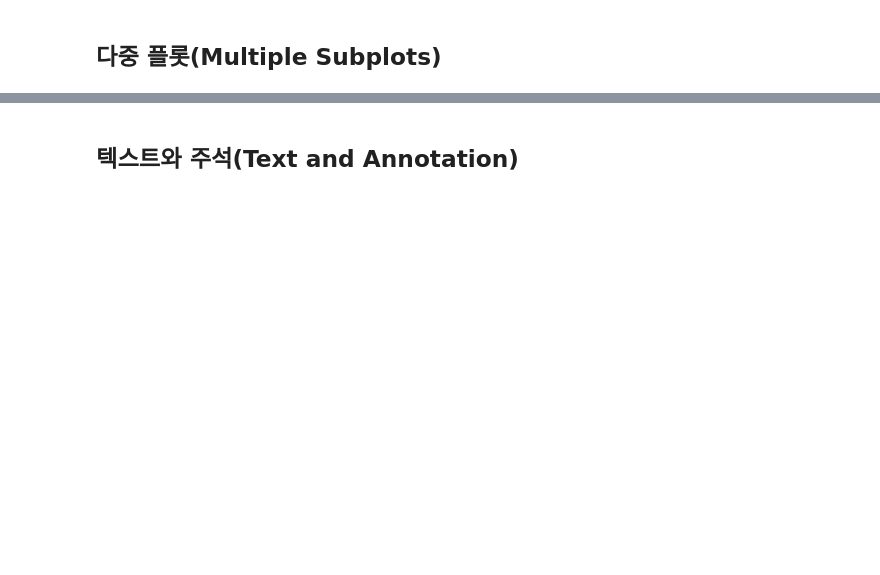
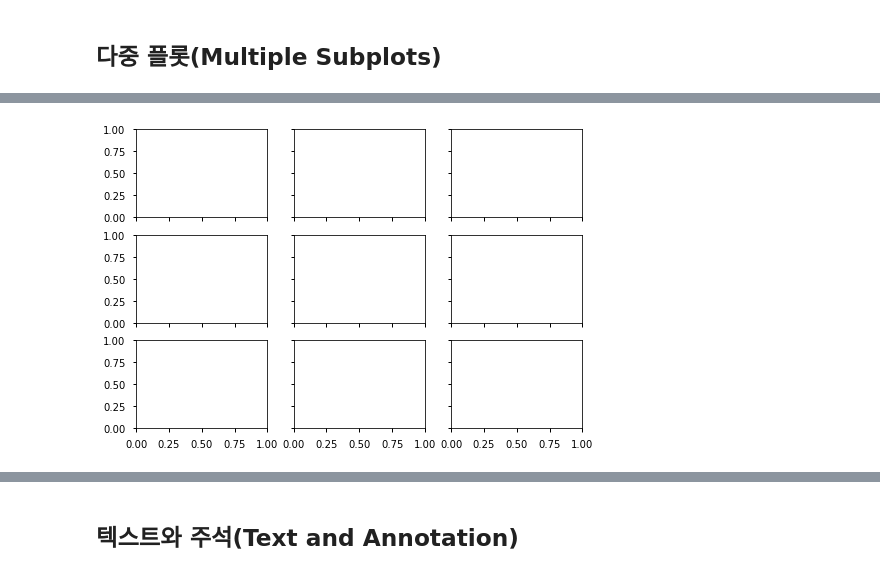
Before and after one commit to kbjung/AI_SoCar, a Jupyter notebook: pre_camp/_Matplotlib_한번에_제대로_배우기.ipynb, the cells around one changed output, grey strips where cells are left out. Cells and saved outputs as stored; diff of their text form; code cells hidden in the pictures; blank space fills up the shorter version.

```diff
--- a/pre_camp/_Matplotlib_한번에_제대로_배우기.ipynb
+++ b/pre_camp/_Matplotlib_한번에_제대로_배우기.ipynb
@@ -258,0 +278,4 @@ plt.clim(-1, 1);
+# %%
+fig, ax = plt.subplots(3, 3, sharex='col', sharey='row')
+# %% [output]
+[figure, added]
```
Also changed, not shown: parts of 29 cells of this notebook.
